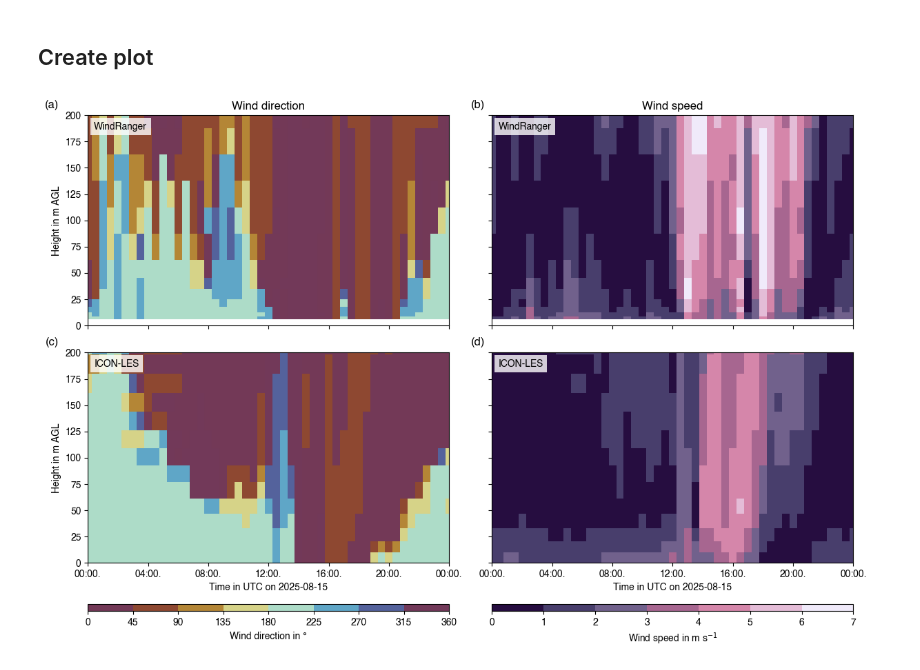
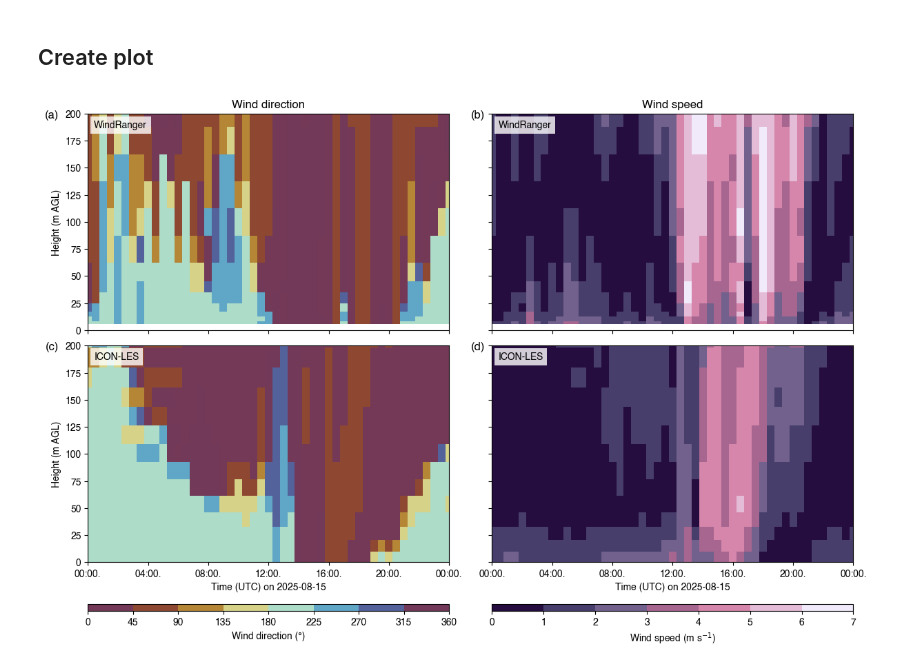
Before and after one commit to ClimLabTools/icon_validation, a Jupyter notebook: notebooks/fig_wr_icon_2D.ipynb, the cells around one changed output. Drawn from its saved outputs; the diff is of its cells as text; code cells hidden in the pictures.

```diff
--- a/notebooks/fig_wr_icon_2D.ipynb
+++ b/notebooks/fig_wr_icon_2D.ipynb
@@ -78,15 +78,15 @@ norm_wdir = BoundaryNorm(np.arange(0, 361, 45), cmap_wdir.N)
 
 ax = axs[0][0]
 pc = ax.pcolormesh(df_wr_wdir.index, df_wr_wdir.columns, df_wr_wdir.T, shading='auto', cmap=cmap_wdir, norm=norm_wdir)
-ax.set_ylabel('Height in m AGL')
+ax.set_ylabel('Height (m AGL)')
 ax.set_title('Wind direction')
 
 ax = axs[1][0]
 pc = ax.pcolormesh(df_i_wdir.index, df_i_wdir.columns, df_i_wdir.T, shading='auto', cmap=cmap_wdir, norm=norm_wdir)
 cbar = fig.colorbar(pc, ax=ax, orientation='horizontal', aspect=50)
-cbar.set_label('Wind direction in °')
+cbar.set_label('Wind direction (°)')
 cbar.set_ticks(np.arange(0, 361, 45))
-ax.set_ylabel('Height in m AGL')
+ax.set_ylabel('Height (m AGL)')
 
 # Wind Speed
 cmap_wspd = cm.acton
@@ -99,7 +99,7 @@ ax.set_title('Wind speed')
 ax = axs[1][1]
 pc = ax.pcolormesh(df_i_wspd.index, df_i_wspd.columns, df_i_wspd.T, shading='auto', cmap=cmap_wspd, norm=norm_wspd)
 cbar = fig.colorbar(pc, ax=ax, orientation='horizontal', aspect=50)
-cbar.set_label('Wind speed in m s$^{-1}$')
+cbar.set_label('Wind speed (m s$^{-1}$)')
 
 # Formatting
 for i,ax in enumerate(axs.flat):
@@ -110,33 +110,33 @@ for i,ax in enumerate(axs.flat):
         l='WindRanger'
     else:
         l='ICON-LES'
-        ax.set_xlabel(f"Time in UTC on {dt_from.strftime('%Y-%m-%d')}")
+        ax.set_xlabel(f"Time (UTC) on {dt_from.strftime('%Y-%m-%d')}")
         ax.xaxis.set_major_formatter(mdates.DateFormatter('%H:%M.'))
         ax.xaxis.set_major_locator(mdates.HourLocator(interval=4))
 
     # box in upper left corner
     ax.text(
         0.017, 0.97, l, ha="left", va="top", fontsize=10,
         transform=ax.transAxes,  # axis coordinates
         bbox=dict(
             facecolor="white", edgecolor="none",
             alpha=0.8, boxstyle="square,pad=0.4"
         )
     )
 
 # panel letters
 for ax, letter in zip(axs.flat, string.ascii_lowercase):
     if letter in ['a','c']: x=-0.08
     else: x=-0.02
     ax.text(
-        x, 1.025, f'({letter})',
+        x, .97, f'({letter})',
         transform=ax.transAxes,
         fontsize=12, fontweight='bold',
         va='bottom', ha='right'
     )
 
 plt.savefig(fig_png_dir + f'HEF_WindRanger_ICON_profile_{dt_from.strftime('%Y%m%d')}.png', dpi=150, bbox_inches = 'tight', pad_inches = 0)
 plt.savefig(fig_pdf_dir + f'HEF_WindRanger_ICON_profile_{dt_from.strftime('%Y%m%d')}.pdf', dpi=300, bbox_inches = 'tight', pad_inches = 0)
 plt.show()
 # %% [output]
-[figure, old version]
+[figure, new version]
```
Also changed, not shown: 23 other files.
